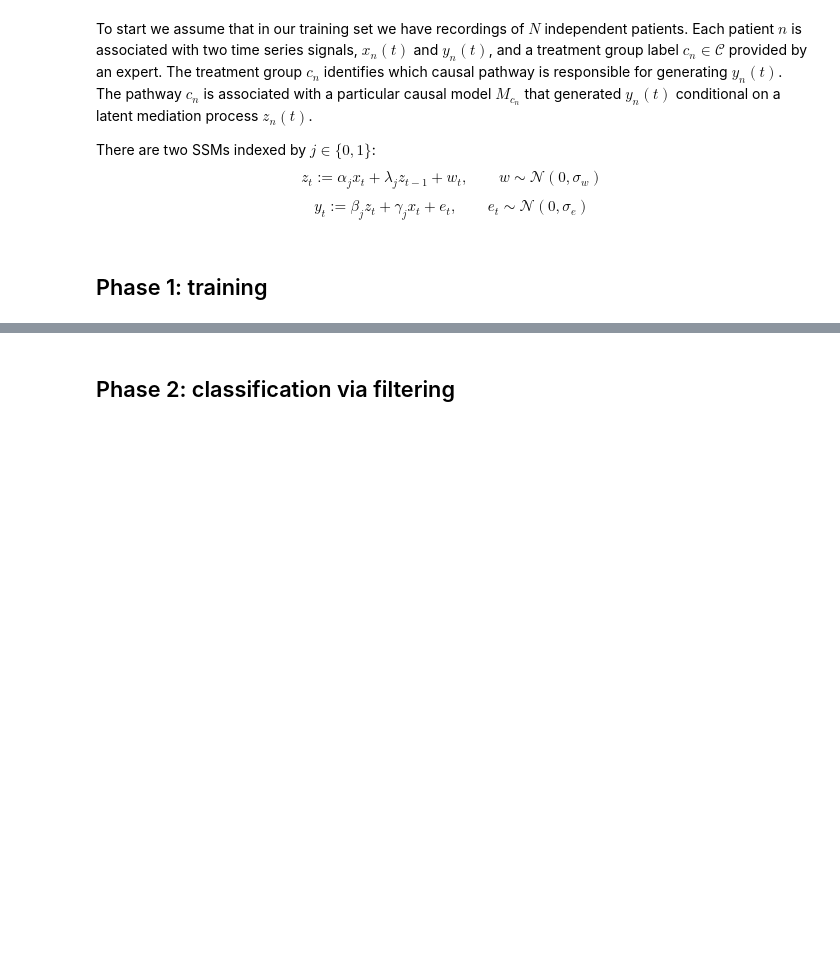
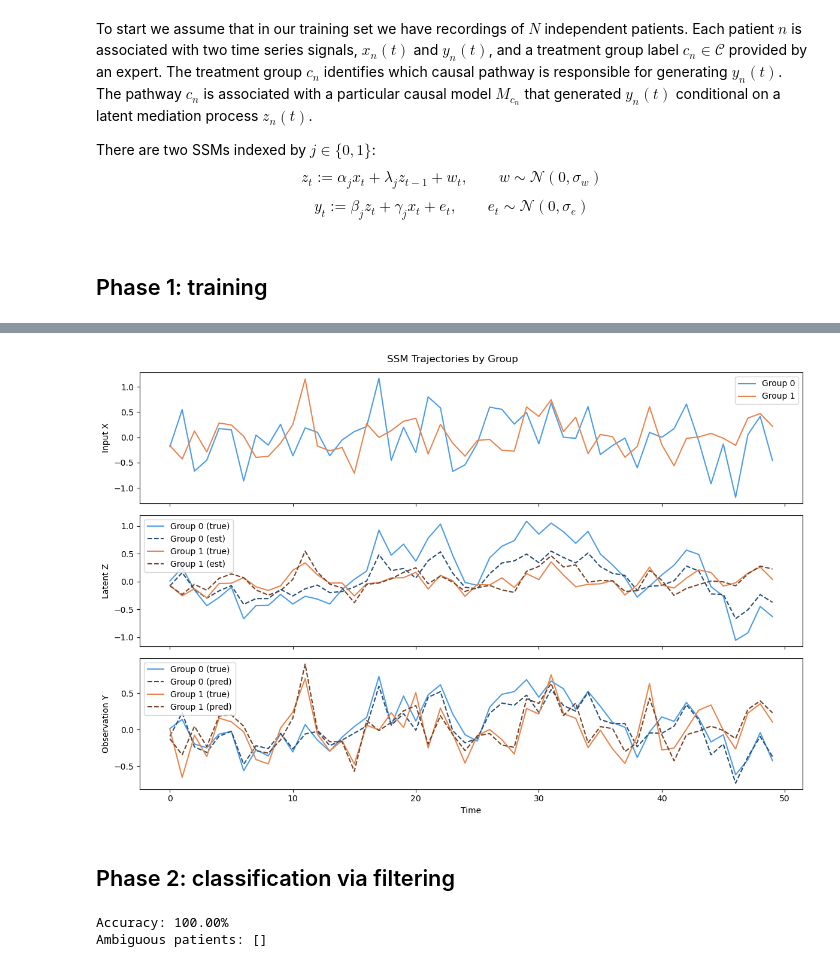
Before and after one commit to Analia7/mediators, a Jupyter notebook: active_discovery_of_latent_dynamic_mediators.ipynb, the cells around one changed output, grey strips where cells are left out. Drawn from its saved outputs; the diff is of its cells as text; code cells hidden in the pictures; blank space fills up the shorter version.

```diff
--- a/active_discovery_of_latent_dynamic_mediators.ipynb
+++ b/active_discovery_of_latent_dynamic_mediators.ipynb
@@ -135,5 +142,51 @@ ImportError: cannot import name 'fit_ssm_em' from 'utils' (/remote/rds/users/s20
+# %%
+from plot_utils import plot_ssm_trajectories
+plot_ssm_trajectories(X_train, Z_train, Y_train, j_train, estimated_params=results_theta)
+# %% [output]
+[figure, added]
 # %% [markdown]
 ## Phase 2: classification via filtering
 # %%
 # generate synthetic testing samples
 j_test, X_test, Z_test, Y_test = generate_synthetic_samples(n_patients=20, T=50)
+# %%
+from utils import infer_patients
+results = infer_patients(Y_test, X_test, results_theta[0], results_theta[1])
+
+# results is a list of 50 dicts, one per patient
+# pull out group assignments for all patients at once
+j_pred = np.array([r['group'] for r in results])
+
+# pull out smoothed trajectories as a matrix
+Z_smooth = np.stack([r['z_smooth'] for r in results])  # (50, 50)
+Z_filt   = np.stack([r['z_filt']   for r in results])  # (50, 50)
+
+# -----------------------------------------------------------------------
+# Things you might do with the results
+# -----------------------------------------------------------------------
+
+# 1. classification accuracy (if you have true labels)
+acc = np.mean(j_pred == j_test)
+print(f"Accuracy: {acc:.2%}")
+
+# 2. 95% uncertainty band for one patient's smoothed trajectory
+n   = 0
+z_s = results[n]['z_smooth']
+p_s = results[n]['P_smooth']
+upper = z_s + 2 * np.sqrt(p_s)
+lower = z_s - 2 * np.sqrt(p_s)
+
+# 3. flag ambiguous patients -- small log-likelihood gap means uncertain
+gaps = [abs(r['log_liks'][0] - r['log_liks'][1]) for r in results]
+ambiguous = np.where(np.array(gaps) < 10)[0]
+print(f"Ambiguous patients: {ambiguous}")
+
+# 4. patients where the group assignment may be wrong
+# (if you have true labels, look at misclassified ones)
+wrong = np.where(j_pred != j_test)[0]
+for n in wrong:
+    print(f"Patient {n}: true={j_test[n]}, pred={j_pred[n]}, "
+          f"ll_gap={gaps[n]:.1f}")
+# %% [output]
+Accuracy: 100.00%
+Ambiguous patients: []
```
Also changed, not shown: parts of 5 cells of this notebook, 5 other files.
